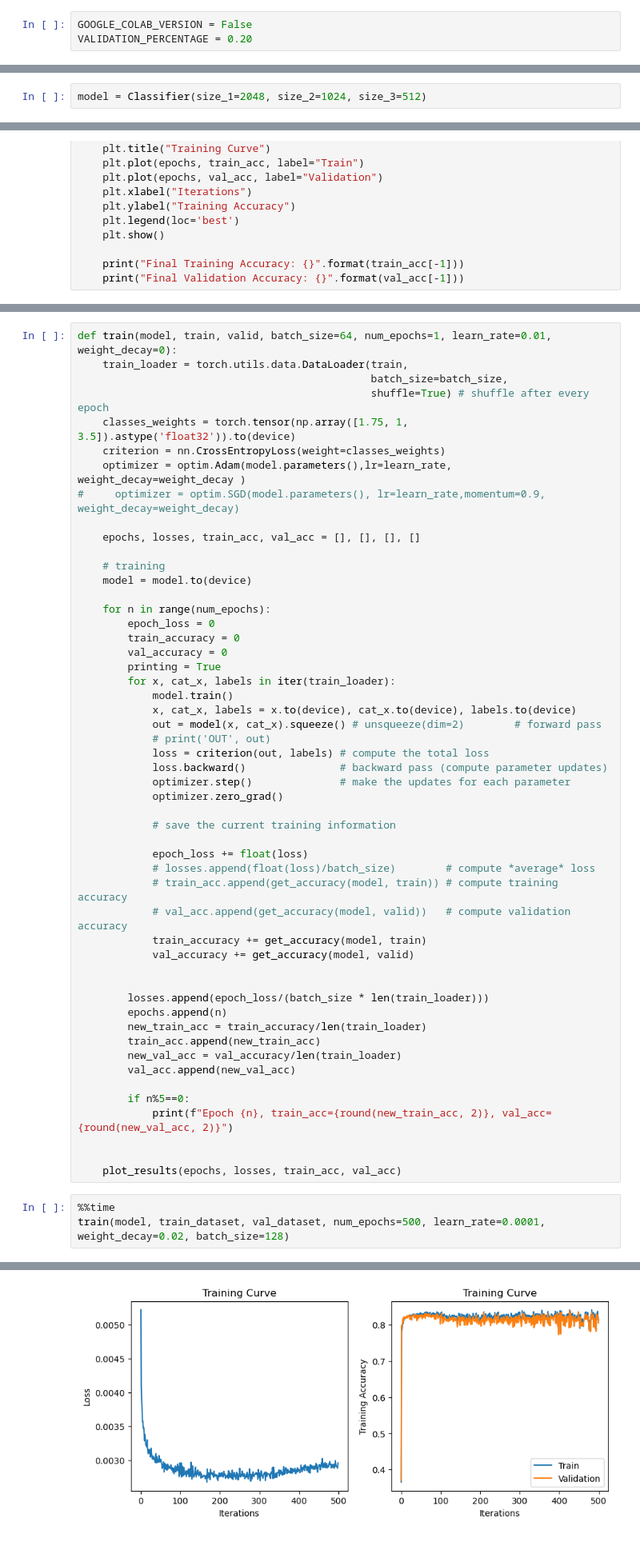
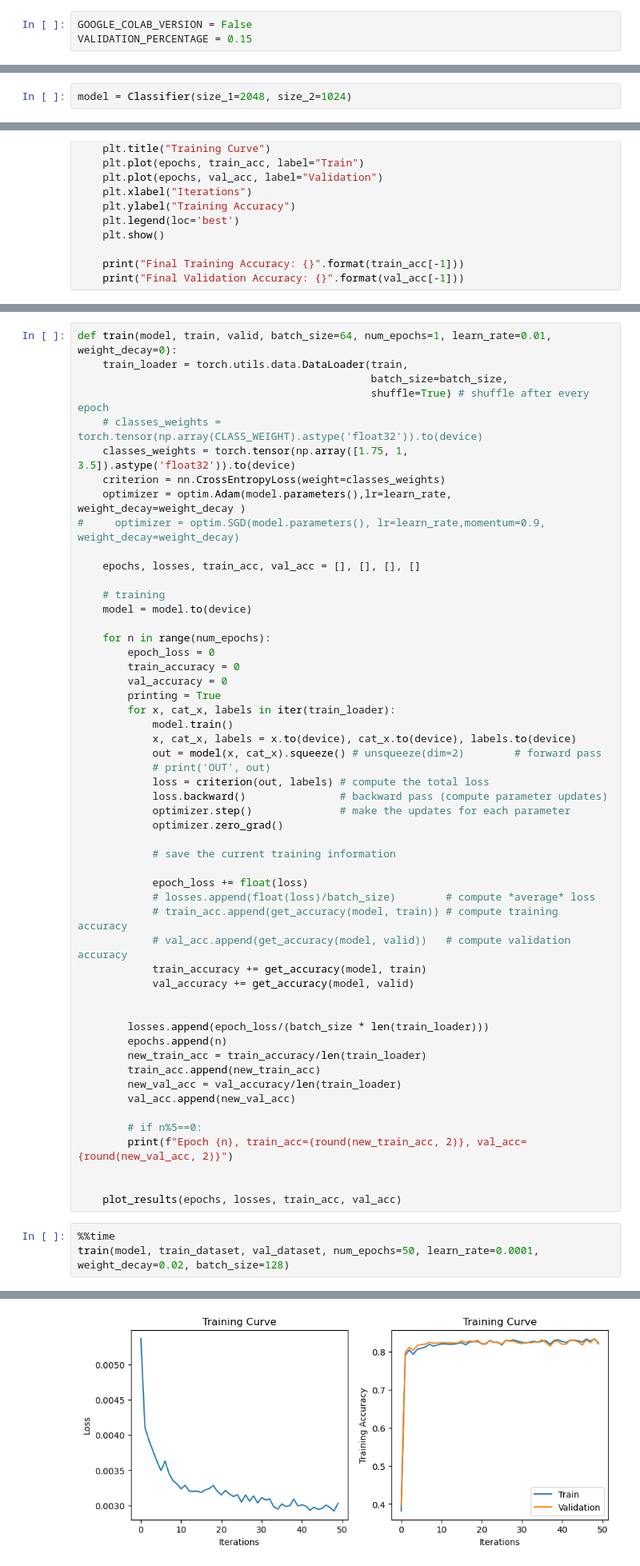
Before and after one commit to milosz-l/SSNE, a Jupyter notebook: lab5_miniprojekt2/m_miniprojekt2_neural_net.ipynb, the cells around one changed output, grey strips where cells are left out. Shown at 80% size. Drawn from its saved outputs; the diff is of its cells as text.

Commit message:
final model v1

```diff
--- a/lab5_miniprojekt2/m_miniprojekt2_neural_net.ipynb
+++ b/lab5_miniprojekt2/m_miniprojekt2_neural_net.ipynb
@@ -12,7 +12,7 @@ import numpy as np
 # Constants
 # %%
 GOOGLE_COLAB_VERSION = False
-VALIDATION_PERCENTAGE = 0.20
+VALIDATION_PERCENTAGE = 0.15
 # %% [markdown]
 # Setting up device
 # %%
@@ -230,7 +230,7 @@ class Classifier(nn.Module):
         # x = self.softmax(x)
         return x
 # %%
-model = Classifier(size_1=2048, size_2=1024, size_3=512)
+model = Classifier(size_1=2048, size_2=1024)
 # %%
 def get_accuracy(model, data):
     correct = 0
@@ -270,6 +291,7 @@ def train(model, train, valid, batch_size=64, num_epochs=1, learn_rate=0.01, wei
     train_loader = torch.utils.data.DataLoader(train,
                                                batch_size=batch_size,
                                                shuffle=True) # shuffle after every epoch
+    # classes_weights = torch.tensor(np.array(CLASS_WEIGHT).astype('float32')).to(device)
     classes_weights = torch.tensor(np.array([1.75, 1, 3.5]).astype('float32')).to(device)
     criterion = nn.CrossEntropyLoss(weight=classes_weights)
     optimizer = optim.Adam(model.parameters(),lr=learn_rate, weight_decay=weight_decay )
@@ -312,12 +334,12 @@ def train(model, train, valid, batch_size=64, num_epochs=1, learn_rate=0.01, wei
         new_val_acc = val_accuracy/len(train_loader)
         val_acc.append(new_val_acc)
 
-        if n%5==0:
-            print(f"Epoch {n}, train_acc={round(new_train_acc, 2)}, val_acc={round(new_val_acc, 2)}")
+        # if n%5==0:
+        print(f"Epoch {n}, train_acc={round(new_train_acc, 2)}, val_acc={round(new_val_acc, 2)}")
 
 
     plot_results(epochs, losses, train_acc, val_acc)
 # %%
 %%time
-train(model, train_dataset, val_dataset, num_epochs=500, learn_rate=0.0001, weight_decay=0.02, batch_size=128)
+train(model, train_dataset, val_dataset, num_epochs=50, learn_rate=0.0001, weight_decay=0.02, batch_size=128)
 # %% [output]
@@ -341 +363 @@ Epoch 495, train_acc=0.83, val_acc=0.82
-[figure, old version]
+[figure, new version]
```
Also changed, not shown: parts of 16 cells of this notebook, 2 other files.
